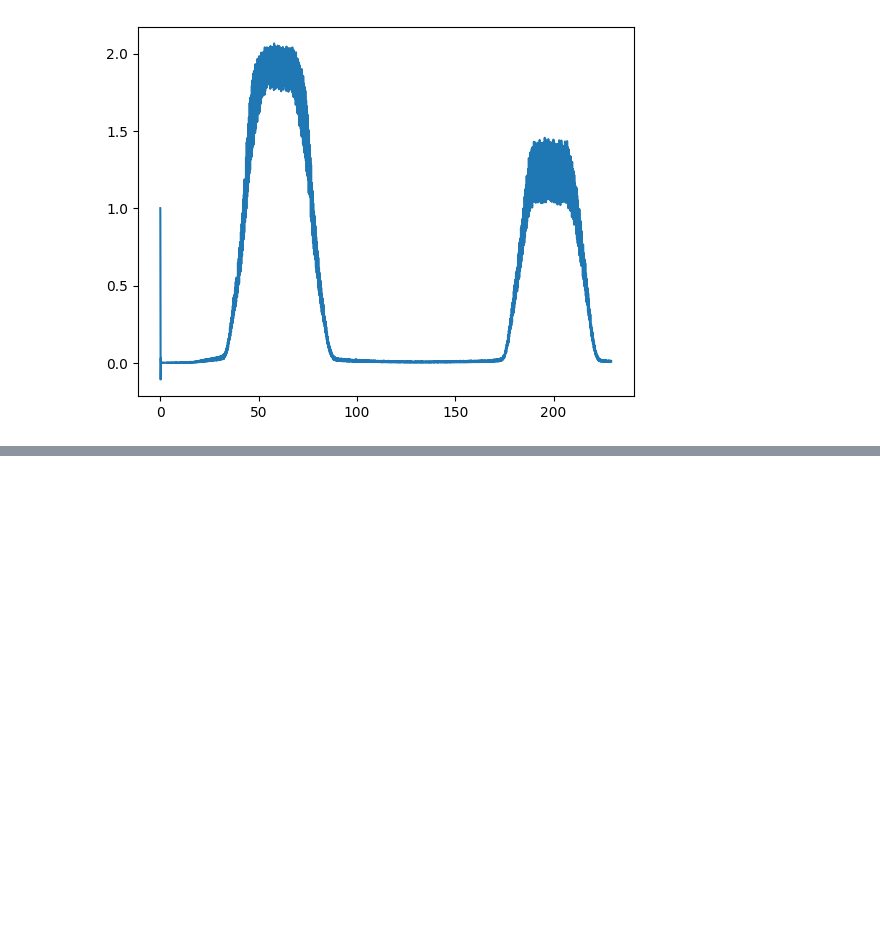
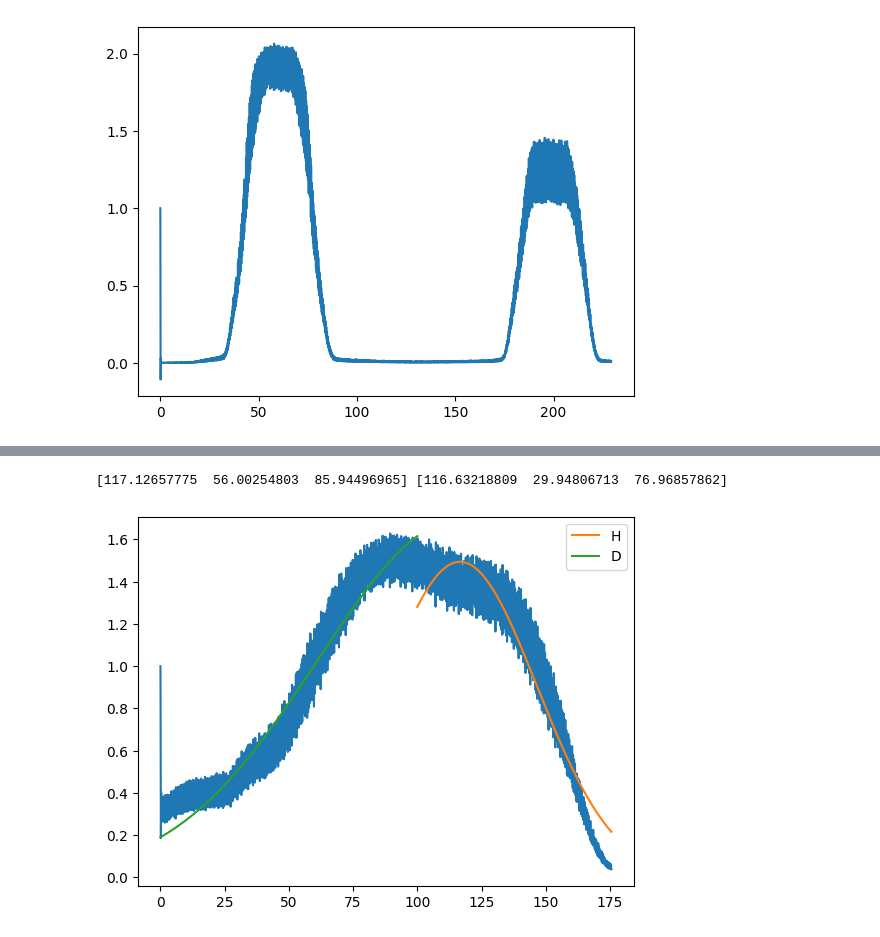
Before and after one commit to Klinjin/128AL, a Jupyter notebook: lab2_HD_shift/spectrum_plot.ipynb, the cells around one changed output, grey strips where cells are left out. Saved outputs shown, nothing was run; the diff lists cells and outputs as text; code cells hidden in the pictures; blank space fills up the shorter version.

```diff
--- a/lab2_HD_shift/spectrum_plot.ipynb
+++ b/lab2_HD_shift/spectrum_plot.ipynb
@@ -51,0 +103,15 @@ plt.plot(Hg_sp6[:,0],Hg_sp6[:,1])
+# %%
+def fitting(HD,t_divide):
+    H_x, H_y, D_x, D_y = divide_data(HD[:,0],HD[:,1],t_divide)
+    popt_D,pcov_D = curve_fit(normal,D_x,D_y)
+    popt_H,pcov_H = curve_fit(normal,H_x,H_y)
+    print(popt_D,popt_H)
+    plt.plot(HD[:,0],HD[:,1])
+    plt.plot(H_x,normal(H_x,*popt_H),label='H')
+    plt.plot(D_x,normal(D_x,*popt_D),label='D')
+    plt.legend()
+
+fitting(HD1_06,100)
+# %% [output]
+[117.12657775  56.00254803  85.94496965] [116.63218809  29.94806713  76.96857862]
+[figure, added]
```
Also changed, not shown: parts of 7 cells of this notebook.
